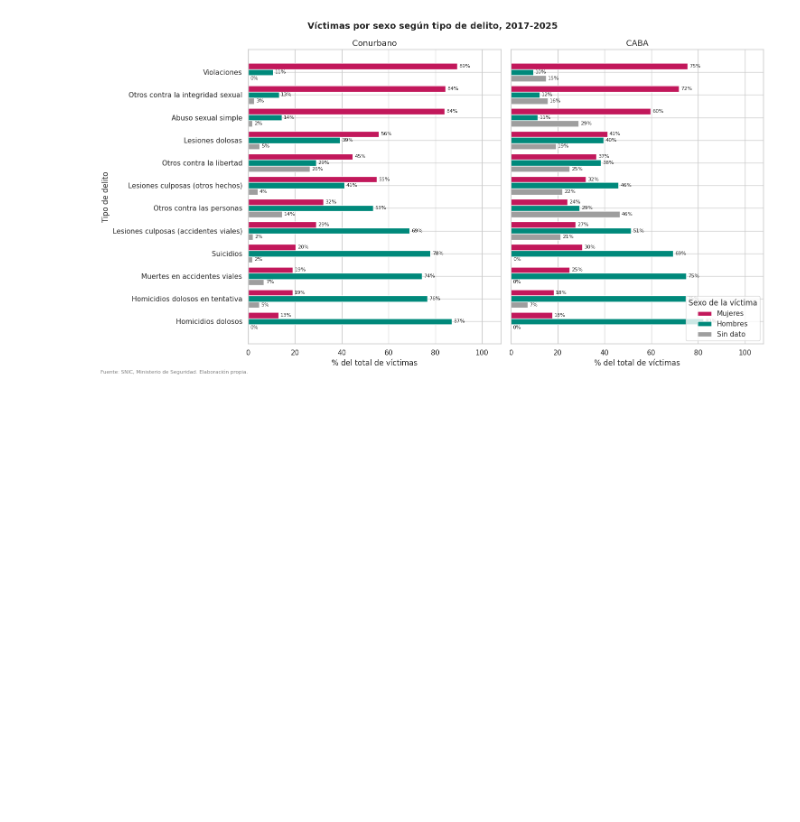
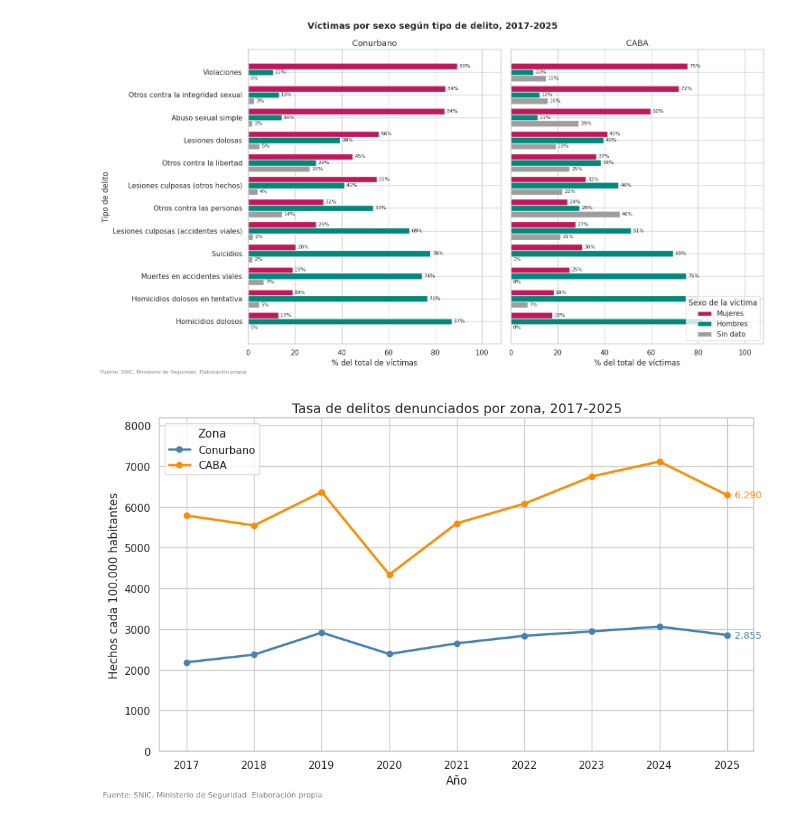
Before and after one commit to bauhaushm/TP-Delito_en_AMBA, a Jupyter notebook: TP_Delito.ipynb, the cells around one changed output. Saved outputs shown, nothing was run; the diff lists cells and outputs as text; code cells hidden in the pictures; blank space fills up the shorter version.

Commit message:
Grafico CABA y Conurbano

```diff
--- a/TP_Delito.ipynb
+++ b/TP_Delito.ipynb
@@ -681,3 +681,38 @@ plt.savefig("victimas_por_sexo.png", dpi=110)
 plt.show()
 # %% [output]
 [figure]
+# %%
+# Tasa total por zona y año: hechos de la zona / población de la zona * 100.000
+# (usa base_zonas, la tabla de la celda A)
+
+# 1) Población de cada comuna/partido y año, despejada de la tasa del SNIC
+k = base_zonas[(base_zonas["tasa_hechos"] > 0) & (base_zonas["cantidad_hechos"] > 0)].copy()
+k["pob"] = k["cantidad_hechos"] / k["tasa_hechos"] * 100000
+pob = (k.groupby(["zona", "Departamentos", "Año"])["pob"].mean()   # una población por comuna/partido y año
+         .groupby(["zona", "Año"]).sum())                          # se suman las comunas/partidos de cada zona
+
+# 2) Hechos totales por zona y año
+hechos_zona = base_zonas.groupby(["zona", "Año"])["cantidad_hechos"].sum()
+
+# 3) Tasa de cada zona
+tasa_zona = (hechos_zona / pob * 100000).unstack(0)
+
+# 4) Gráfico de líneas
+fig, ax = plt.subplots(figsize=(10, 6))
+ax.plot(tasa_zona.index, tasa_zona["Conurbano"], marker="o", linewidth=2.5, color="steelblue", label="Conurbano")
+ax.plot(tasa_zona.index, tasa_zona["CABA"], marker="o", linewidth=2.5, color="darkorange", label="CABA")
+for zona, color in [("Conurbano", "steelblue"), ("CABA", "darkorange")]:
+    ax.annotate(f"{tasa_zona[zona].iloc[-1]:,.0f}".replace(",", "."), (tasa_zona.index[-1], tasa_zona[zona].iloc[-1]),
+                textcoords="offset points", xytext=(8, 0), color=color, fontsize=10, va="center")
+ax.set_title("Tasa de delitos denunciados por zona, 2017-2025", fontsize=14)
+ax.set_xlabel("Año")
+ax.set_ylabel("Hechos cada 100.000 habitantes")
+ax.set_xticks(tasa_zona.index)
+ax.set_ylim(0, tasa_zona.max().max() * 1.15)
+ax.legend(title="Zona")
+fig.text(0.01, 0.005, "Fuente: SNIC, Ministerio de Seguridad. Elaboración propia.", fontsize=8, color="gray")
+plt.tight_layout()
+plt.savefig("tasa_total_zonas.png", dpi=150, bbox_inches="tight")
+plt.show()
+# %% [output]
+[figure, added]
```
Also changed, not shown: parts of 1 cell of this notebook.
